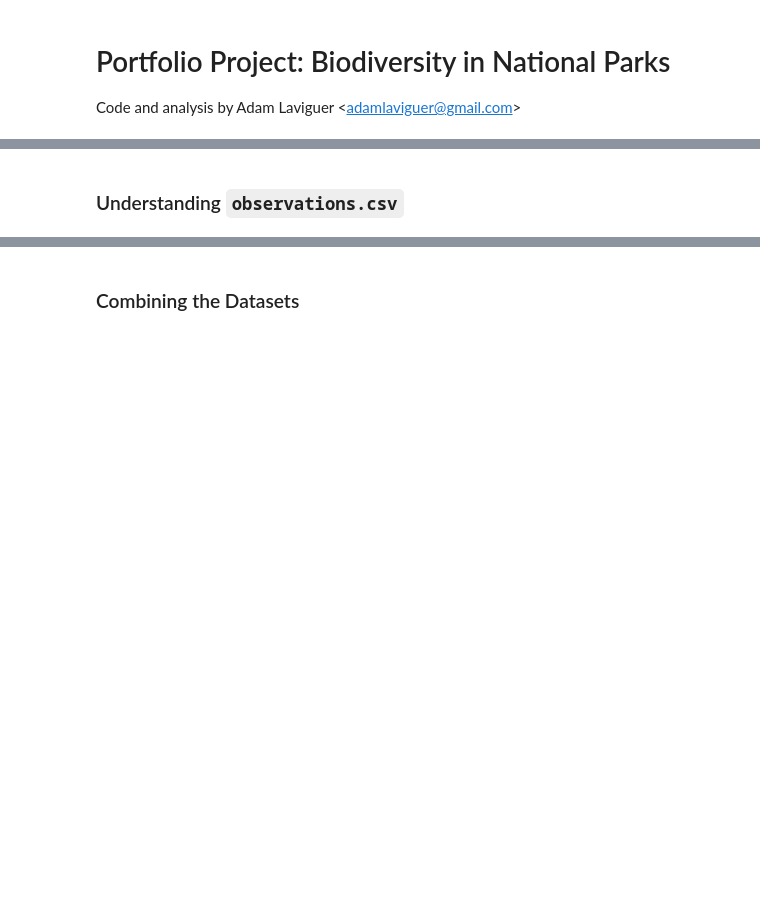
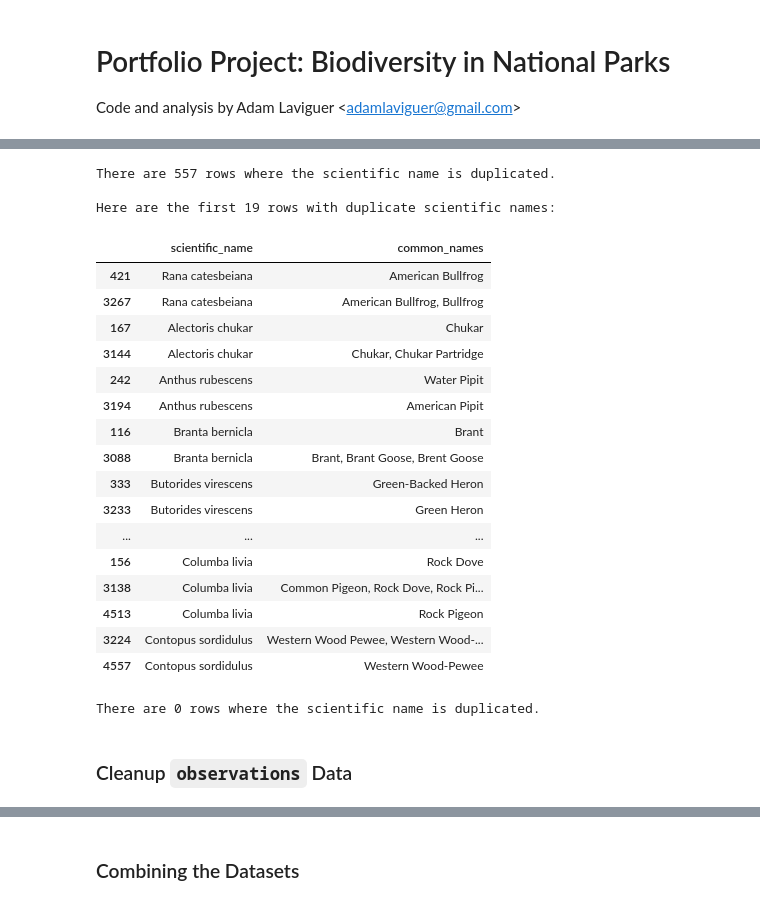
Before and after one commit to adamlaviguer/codecademy, a Jupyter notebook: codecademy-portfolio-project-biodiversity-in-national-parks/biodiversity.ipynb, the cells around one changed output, grey strips where cells are left out. Cells and saved outputs as stored; diff of their text form; code cells hidden in the pictures; blank space fills up the shorter version.

```diff
--- a/codecademy-portfolio-project-biodiversity-in-national-parks/biodiversity.ipynb
+++ b/codecademy-portfolio-project-biodiversity-in-national-parks/biodiversity.ipynb
@@ -48,2 +226,64 @@ pd.set_option('display.max_columns', None)
+# %%
+print('There are {} rows where the scientific name is duplicated.'.format(species.scientific_name.duplicated(keep=False).sum()))
+duplicate_rows = species[species.scientific_name.duplicated(keep=False)].sort_values(['category', 'scientific_name'])
+print('\nHere are the first 19 rows with duplicate scientific names:')
+duplicate_rows[['scientific_name', 'common_names']].head(19)
+# %% [output]
+There are 557 rows where the scientific name is duplicated.
+
+Here are the first 19 rows with duplicate scientific names:
+|  | scientific_name | common_names |
+| 421 | Rana catesbeiana | American Bullfrog |
+| 3267 | Rana catesbeiana | American Bullfrog, Bullfrog |
+| 167 | Alectoris chukar | Chukar |
+| 3144 | Alectoris chukar | Chukar, Chukar Partridge |
+| 242 | Anthus rubescens | Water Pipit |
+| 3194 | Anthus rubescens | American Pipit |
+| 116 | Branta bernicla | Brant |
+| 3088 | Branta bernicla | Brant, Brant Goose, Brent Goose |
+| 333 | Butorides virescens | Green-Backed Heron |
+| 3233 | Butorides virescens | Green Heron |
+| ... | ... | ... |
+| 156 | Columba livia | Rock Dove |
+| 3138 | Columba livia | Common Pigeon, Rock Dove, Rock Pi... |
+| 4513 | Columba livia | Rock Pigeon |
+| 3224 | Contopus sordidulus | Western Wood Pewee, Western Wood-... |
+| 4557 | Contopus sordidulus | Western Wood-Pewee |
+# %%
+def consolidate_common_names(df):
+    # Sort the inputted DataFrame so that the function works
+    sorted_df = df.sort_values(by=['scientific_name', 'common_names'])
+    # Initialize empty list, dictionary and string objects
+    common_names_list = []
+    common_names_dict = {}
+    current_name = None
+    for i in range(len(sorted_df)):
+        if sorted_df.iloc[i]['scientific_name'] != current_name:
+            current_name = sorted_df.iloc[i]['scientific_name']
+            common_names_list = [name for name in sorted_df.iloc[i]['common_names'].split(', ')]
+        elif sorted_df.iloc[i]['scientific_name'] == current_name:
+            for new_name in sorted_df.iloc[i]['common_names'].split(', '):
+                if new_name in common_names_list:
+                    continue
+                else:
+                    common_names_list.append(new_name)
+        common_names_dict[current_name] = [name for name in common_names_list]
+
+    return common_names_dict
+
+# Save the dictionary output by the function into a variable called species_dict
+species_dict = consolidate_common_names(species)
+
+# Drop the duplicate rows in place where the scientific name is duplicated.
+species.drop_duplicates(inplace=True, subset=['scientific_name'])
+# Check for duplicate rows.
+print('There are {} rows where the scientific name is duplicated.'.format(species.scientific_name.duplicated(keep=False).sum()))
+
+# Replace the common_name values with the consolidated names from the species_info_dict
+for i in range(len(species)):
+    sci_name = species.iloc[i]['scientific_name']
+    species.at[i, 'common_names'] = ', '.join(species_dict[sci_name])
+# %% [output]
+There are 0 rows where the scientific name is duplicated.
 # %% [markdown]
-### Understanding `observations.csv`
+### Cleanup `observations` Data
```
Also changed, not shown: parts of 60 cells of this notebook, 2 other files.
